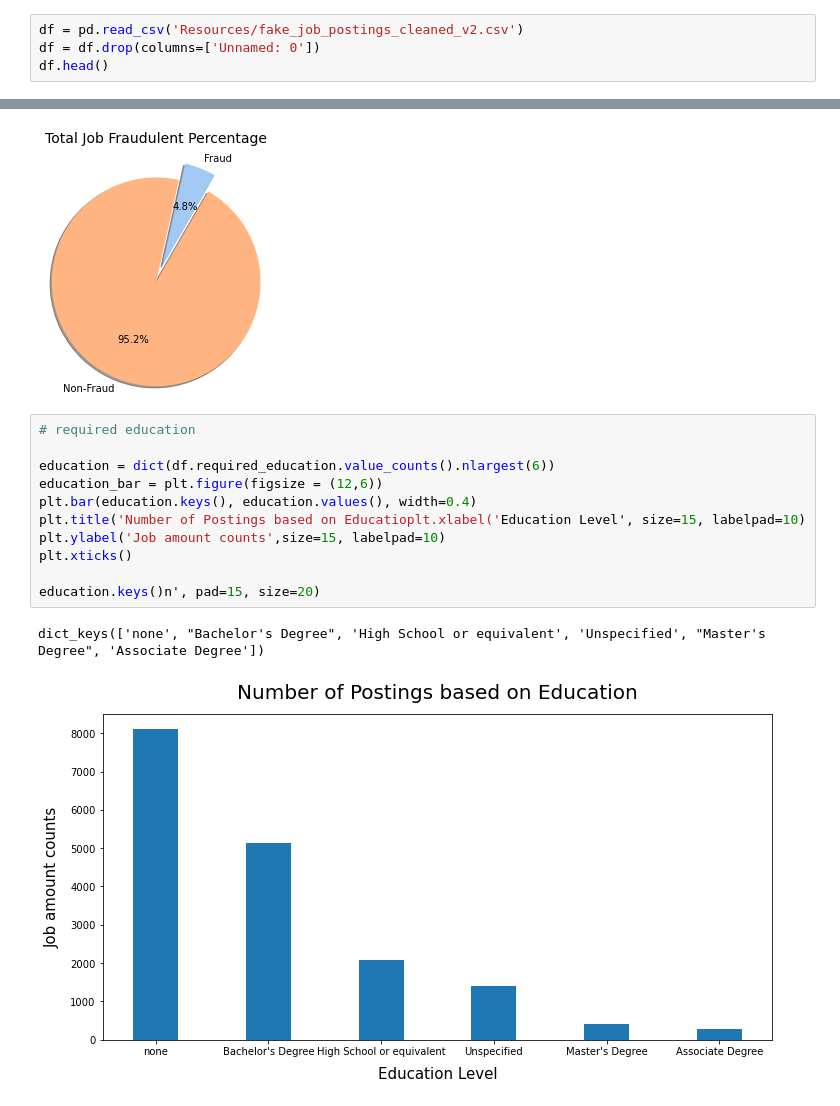
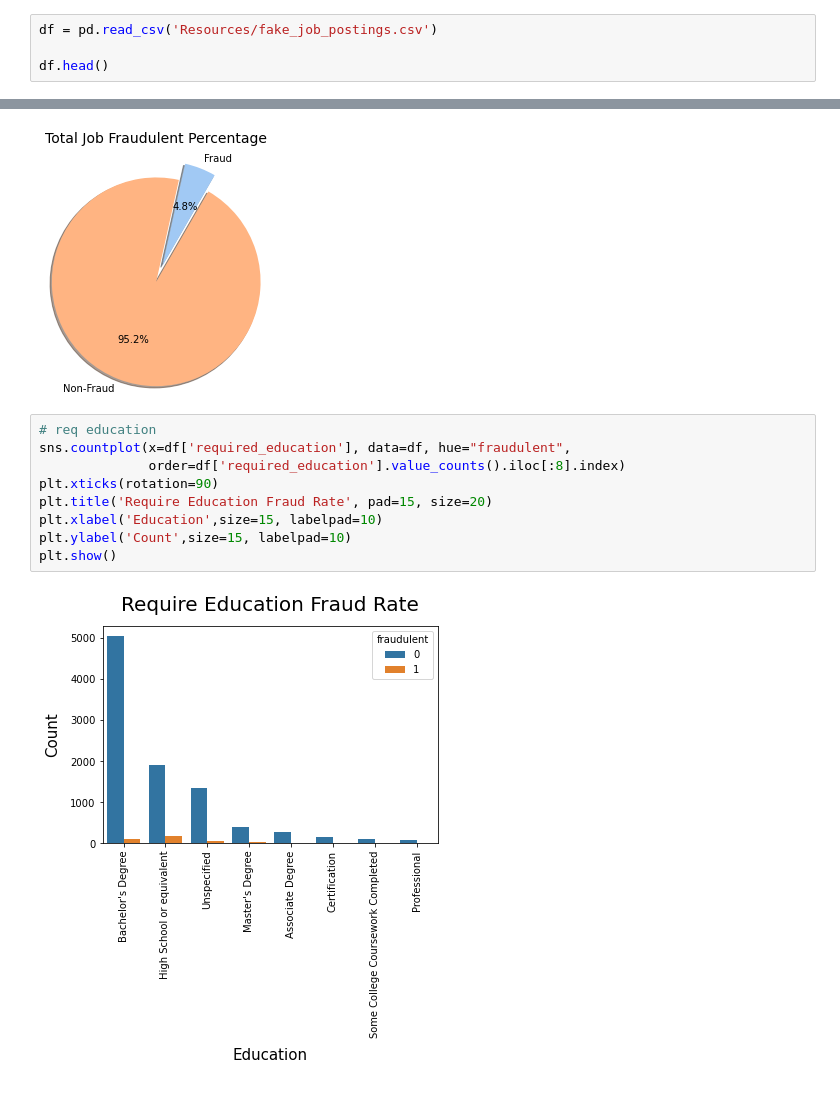
Before and after one commit to Ikyupark/Capstone-project, a Jupyter notebook: Uncleaned_Data_Analysis.ipynb, the cells around one changed output, grey strips where cells are left out. Cells and saved outputs as stored; diff of their text form.

```diff
--- a/Uncleaned_Data_Analysis.ipynb
+++ b/Uncleaned_Data_Analysis.ipynb
@@ -8,5 +11,5 @@ import seaborn as sns
 # %%
-df = pd.read_csv('Resources/fake_job_postings_cleaned_v2.csv')
-df = df.drop(columns=['Unnamed: 0'])
+df = pd.read_csv('Resources/fake_job_postings.csv')
+
 df.head()
 # %% [output]
@@ -130,16 +190,13 @@ plot = plt.pie(data, labels=labels, explode = explode, shadow = True, autopct='%
 17014 866 17880
 [figure]
 # %%
-# required education
-
-education = dict(df.required_education.value_counts().nlargest(6))
-education_bar = plt.figure(figsize = (12,6))
-plt.bar(education.keys(), education.values(), width=0.4)
-plt.title('Number of Postings based on Educatioplt.xlabel('Education Level', size=15, labelpad=10)
-plt.ylabel('Job amount counts',size=15, labelpad=10)
-plt.xticks()
-
-education.keys()n', pad=15, size=20)
+# req education
+sns.countplot(x=df['required_education'], data=df, hue="fraudulent",
+              order=df['required_education'].value_counts().iloc[:8].index)
+plt.xticks(rotation=90)
+plt.title('Require Education Fraud Rate', pad=15, size=20)
+plt.xlabel('Education',size=15, labelpad=10)
+plt.ylabel('Count',size=15, labelpad=10)
+plt.show()
 # %% [output]
-dict_keys(['none', "Bachelor's Degree", 'High School or equivalent', 'Unspecified', "Master's Degree", 'Associate Degree'])
-[figure, old version]
+[figure, new version]
```
Also changed, not shown: parts of 16 cells of this notebook.
